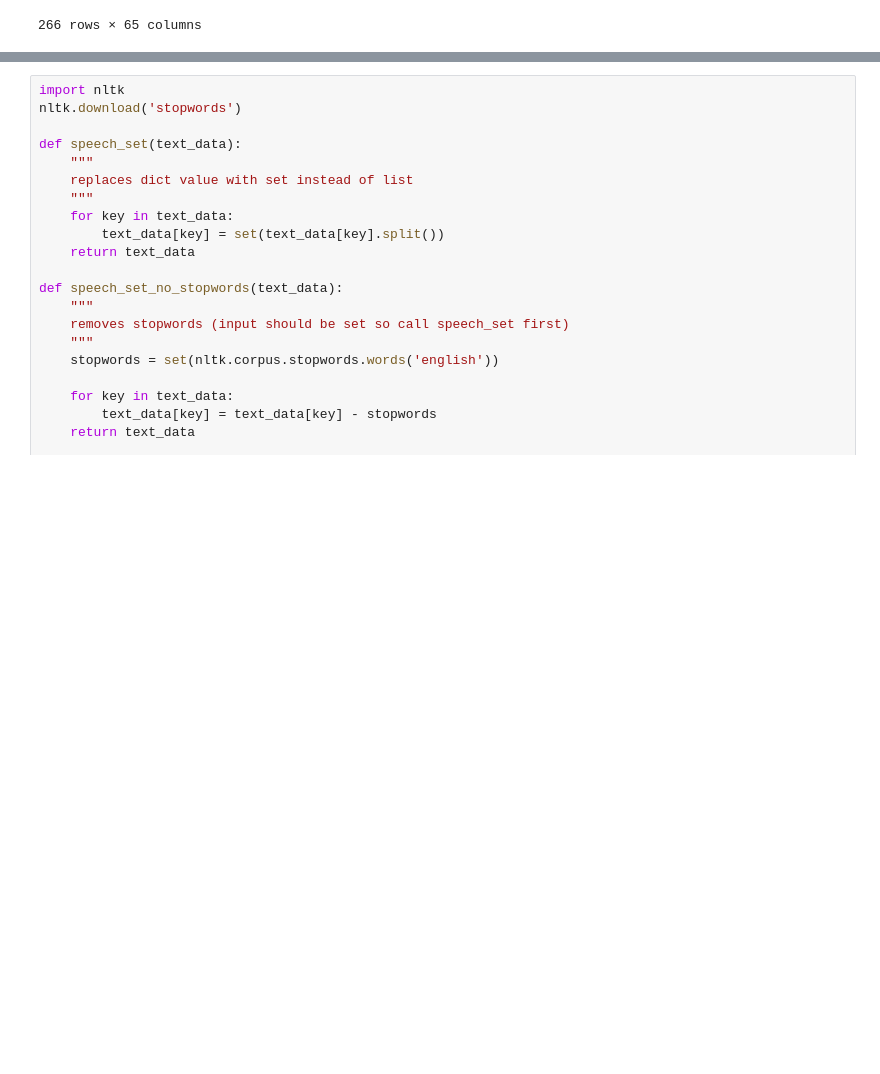
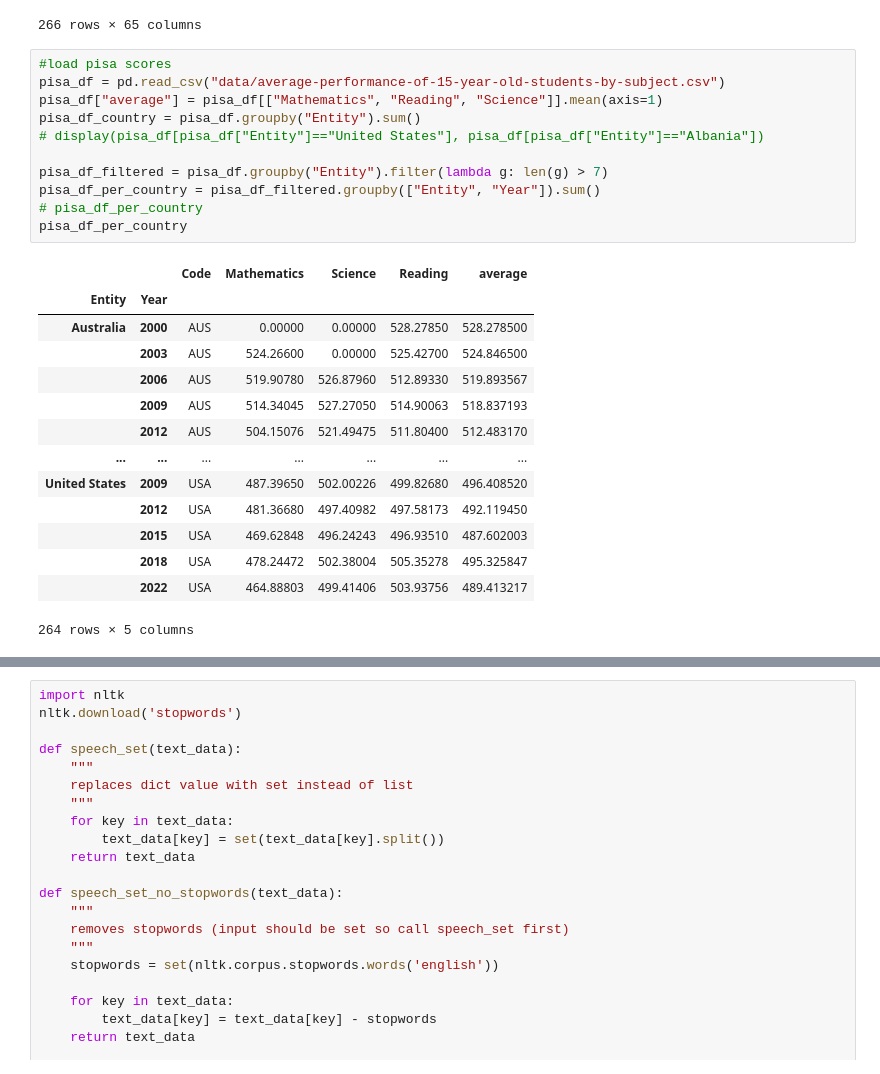
Before and after one commit to jacobgroot/FDS, a Jupyter notebook: analysis.ipynb, the cells around one changed output, grey strips where cells are left out. Drawn from its saved outputs; the diff is of its cells as text; blank space fills up the shorter version.

Commit message:
PISA analysis

```diff
--- a/analysis.ipynb
+++ b/analysis.ipynb
@@ -130,3 +130,29 @@ gdp
 | 264 | Zambia | ZMB | 7.130000e+08 | 6.962857e+08 | 6.931429e+08 | 7.187143e+08 | 8.394286e+08 | 1.082857e+09 | 1.264286e+09 | 1.368000e+09 | ... |
 | 265 | Zimbabwe | ZWE | 1.052990e+09 | 1.096647e+09 | 1.117602e+09 | 1.159512e+09 | 1.217138e+09 | 1.311436e+09 | 1.281750e+09 | 1.397002e+09 | ... |
 266 rows × 65 columns
+# %%
+#load pisa scores
+pisa_df = pd.read_csv("data/average-performance-of-15-year-old-students-by-subject.csv")
+pisa_df["average"] = pisa_df[["Mathematics", "Reading", "Science"]].mean(axis=1)
+pisa_df_country = pisa_df.groupby("Entity").sum()
+# display(pisa_df[pisa_df["Entity"]=="United States"], pisa_df[pisa_df["Entity"]=="Albania"])
+
+pisa_df_filtered = pisa_df.groupby("Entity").filter(lambda g: len(g) > 7)
+pisa_df_per_country = pisa_df_filtered.groupby(["Entity", "Year"]).sum()
+# pisa_df_per_country
+pisa_df_per_country
+# %% [output]
+|  |  | Code | Mathematics | Science | Reading | average |
+| Entity | Year |  |  |  |  |  |
+| Australia | 2000 | AUS | 0.00000 | 0.00000 | 528.27850 | 528.278500 |
+|  | 2003 | AUS | 524.26600 | 0.00000 | 525.42700 | 524.846500 |
+|  | 2006 | AUS | 519.90780 | 526.87960 | 512.89330 | 519.893567 |
+|  | 2009 | AUS | 514.34045 | 527.27050 | 514.90063 | 518.837193 |
+|  | 2012 | AUS | 504.15076 | 521.49475 | 511.80400 | 512.483170 |
+| ... | ... | ... | ... | ... | ... | ... |
+| United States | 2009 | USA | 487.39650 | 502.00226 | 499.82680 | 496.408520 |
+|  | 2012 | USA | 481.36680 | 497.40982 | 497.58173 | 492.119450 |
+|  | 2015 | USA | 469.62848 | 496.24243 | 496.93510 | 487.602003 |
+|  | 2018 | USA | 478.24472 | 502.38004 | 505.35278 | 495.325847 |
+|  | 2022 | USA | 464.88803 | 499.41406 | 503.93756 | 489.413217 |
+264 rows × 5 columns
```
Also changed, not shown: parts of 2 cells of this notebook, 4 other files.
